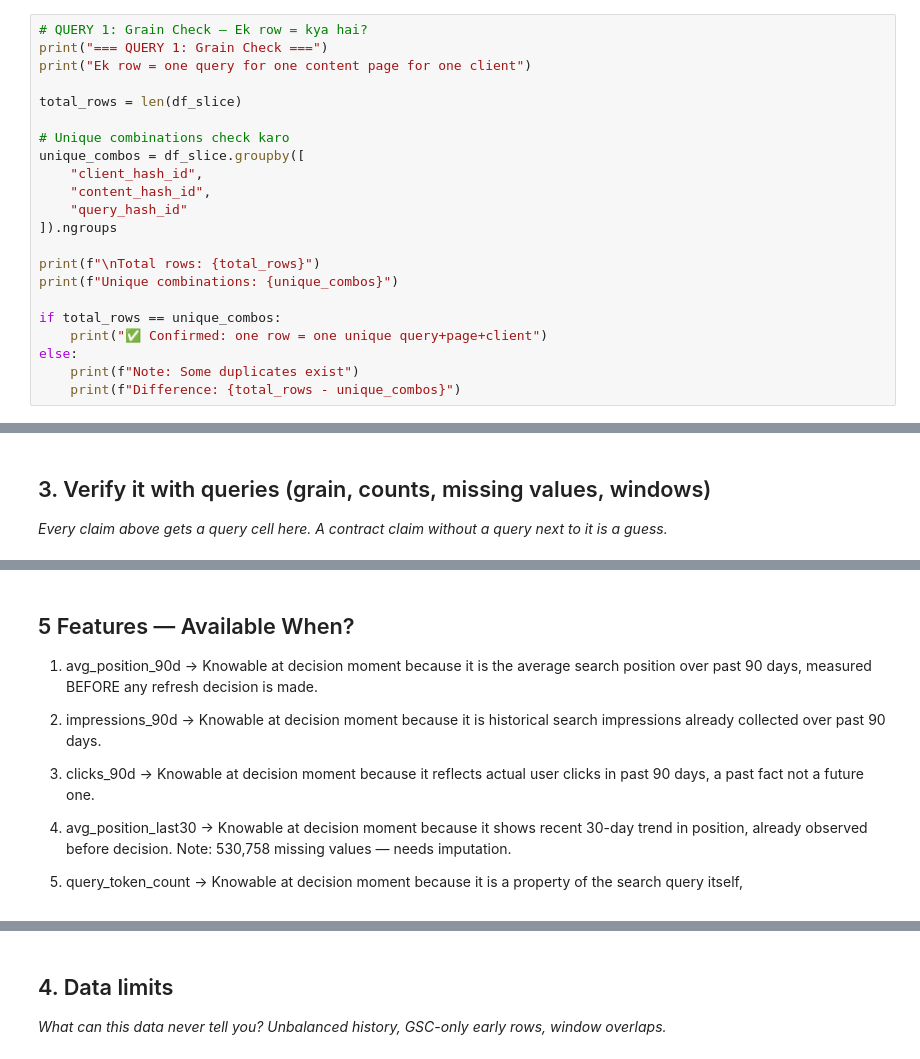
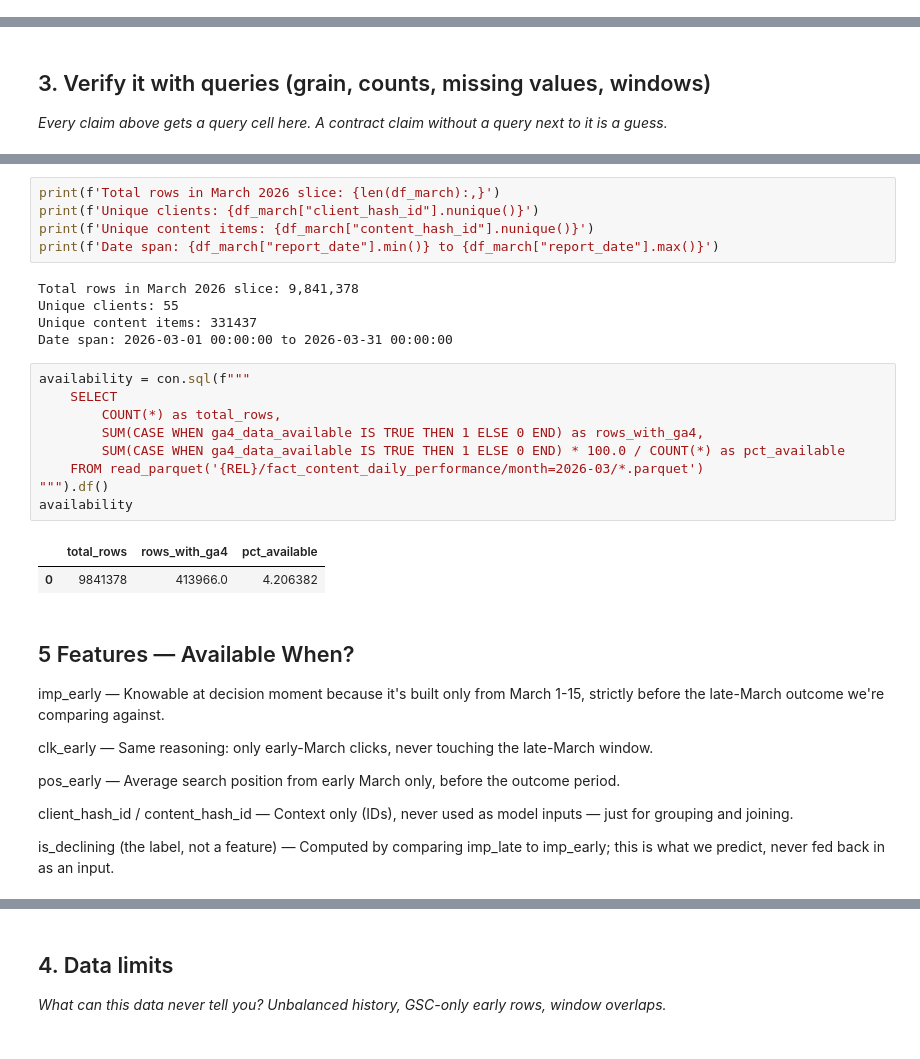
Before and after one commit to MuhammadBilalFarooq/Assignment1, a Jupyter notebook: work/notebooks/w03_data_contract.ipynb, the cells around one changed output, grey strips where cells are left out. Saved outputs shown, nothing was run; the diff lists cells and outputs as text.

```diff
--- a/work/notebooks/w03_data_contract.ipynb
+++ b/work/notebooks/w03_data_contract.ipynb
@@ -41,25 +74,3 @@ This skeleton is yours to fill. Work the sections **in order** — each one has
 ## 2. Fields: feature / label / context / excluded
 
 *Sort every field you plan to touch into these four buckets. Excluded needs a why.*
-# %%
-# QUERY 1: Grain Check — Ek row = kya hai?
-print("=== QUERY 1: Grain Check ===")
-print("Ek row = one query for one content page for one client")
-
-total_rows = len(df_slice)
-
-# Unique combinations check karo
-unique_combos = df_slice.groupby([
-    "client_hash_id",
-    "content_hash_id",
-    "query_hash_id"
-]).ngroups
-
-print(f"\nTotal rows: {total_rows}")
-print(f"Unique combinations: {unique_combos}")
-
-if total_rows == unique_combos:
-    print("✅ Confirmed: one row = one unique query+page+client")
-else:
-    print(f"Note: Some duplicates exist")
-    print(f"Difference: {total_rows - unique_combos}")
@@ -351,23 +128,34 @@ Always ask: knowable BEFORE the label?
+# %%
+print(f'Total rows in March 2026 slice: {len(df_march):,}')
+print(f'Unique clients: {df_march["client_hash_id"].nunique()}')
+print(f'Unique content items: {df_march["content_hash_id"].nunique()}')
+print(f'Date span: {df_march["report_date"].min()} to {df_march["report_date"].max()}')
+# %% [output]
+Total rows in March 2026 slice: 9,841,378
+Unique clients: 55
+Unique content items: 331437
+Date span: 2026-03-01 00:00:00 to 2026-03-31 00:00:00
+# %%
+availability = con.sql(f"""
+    SELECT
+        COUNT(*) as total_rows,
+        SUM(CASE WHEN ga4_data_available IS TRUE THEN 1 ELSE 0 END) as rows_with_ga4,
+        SUM(CASE WHEN ga4_data_available IS TRUE THEN 1 ELSE 0 END) * 100.0 / COUNT(*) as pct_available
+    FROM read_parquet('{REL}/fact_content_daily_performance/month=2026-03/*.parquet')
+""").df()
+availability
+# %% [output]
+|  | total_rows | rows_with_ga4 | pct_available |
+| 0 | 9841378 | 413966.0 | 4.206382 |
 # %% [markdown]
 ## 5 Features — Available When?
+imp_early — Knowable at decision moment because it's built only from March 1-15, strictly before the late-March outcome we're comparing against.
 
-1. avg_position_90d → Knowable at decision moment because
-   it is the average search position over past 90 days,
-   measured BEFORE any refresh decision is made.
+clk_early — Same reasoning: only early-March clicks, never touching the late-March window.
 
-2. impressions_90d → Knowable at decision moment because
-   it is historical search impressions already collected
-   over past 90 days.
+pos_early — Average search position from early March only, before the outcome period.
 
-3. clicks_90d → Knowable at decision moment because
-   it reflects actual user clicks in past 90 days,
-   a past fact not a future one.
+client_hash_id / content_hash_id — Context only (IDs), never used as model inputs — just for grouping and joining.
 
-4. avg_position_last30 → Knowable at decision moment because
-   it shows recent 30-day trend in position,
-   already observed before decision.
-   Note: 530,758 missing values — needs imputation.
-
-5. query_token_count → Knowable at decision moment because
-   it is a property of the search query itself,
+is_declining (the label, not a feature) — Computed by comparing imp_late to imp_early; this is what we predict, never fed back in as an input.
 # %%
```
Also changed, not shown: parts of 21 cells of this notebook.
